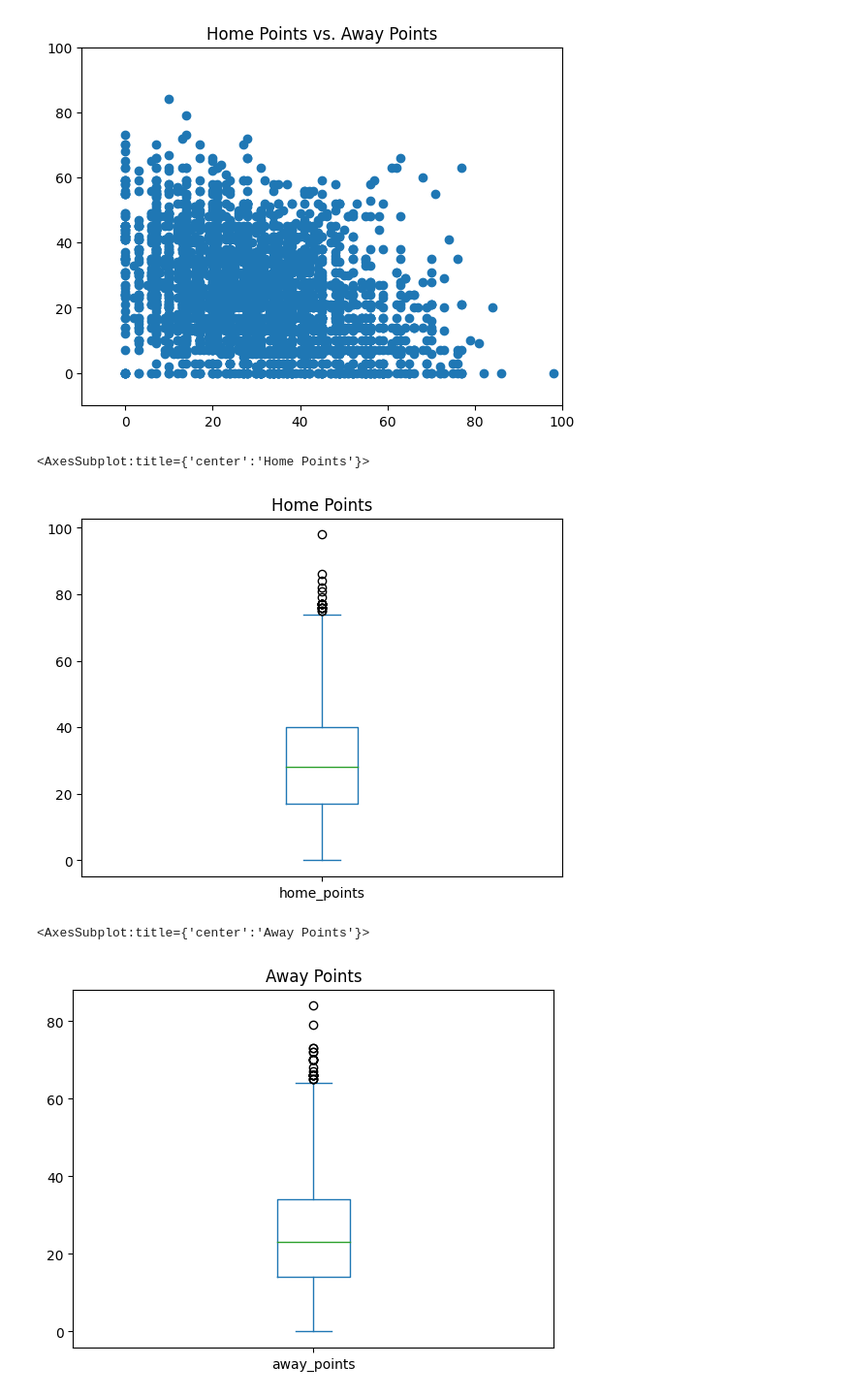
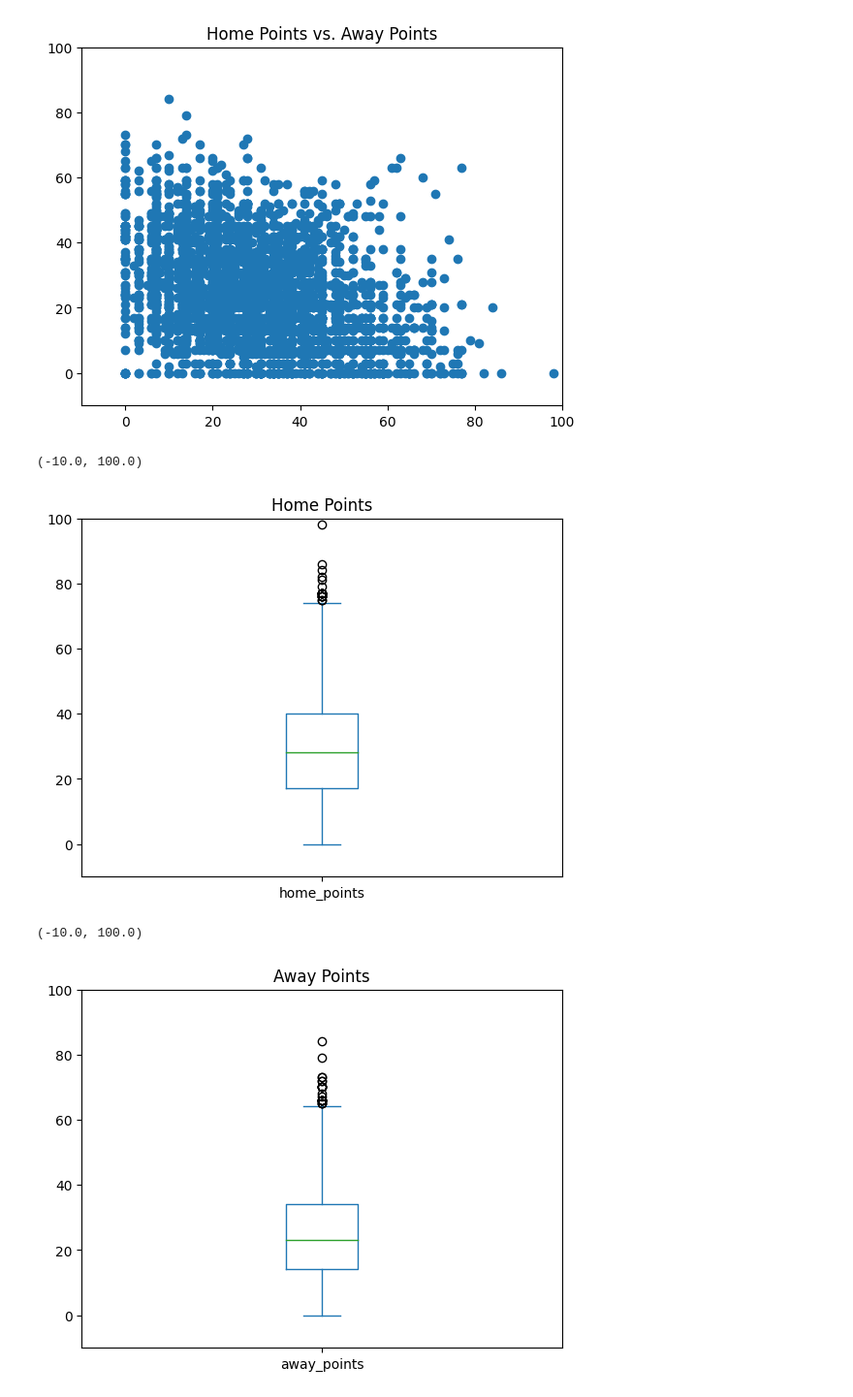
Before and after one commit to wjurden/college-football-project, a Jupyter notebook: code/eda.ipynb, the cells around one changed output. Shown at 97% size. Cells and saved outputs as stored; diff of their text form; code cells hidden in the pictures.

```diff
--- a/code/eda.ipynb
+++ b/code/eda.ipynb
@@ -58,12 +58,14 @@ plt.ylim([-10, 100])
 # %%
 plt.title('Home Points')
 game_data['home_points'].plot(kind='box')
+plt.ylim([-10, 100])
 # %% [output]
-<AxesSubplot:title={'center':'Home Points'}>
+(-10.0, 100.0)
-[figure, old version]
+[figure, new version]
 # %%
 plt.title('Away Points')
 game_data['away_points'].plot(kind='box')
+plt.ylim([-10, 100])
 # %% [output]
-<AxesSubplot:title={'center':'Away Points'}>
+(-10.0, 100.0)
-[figure, old version]
+[figure, new version]
```
